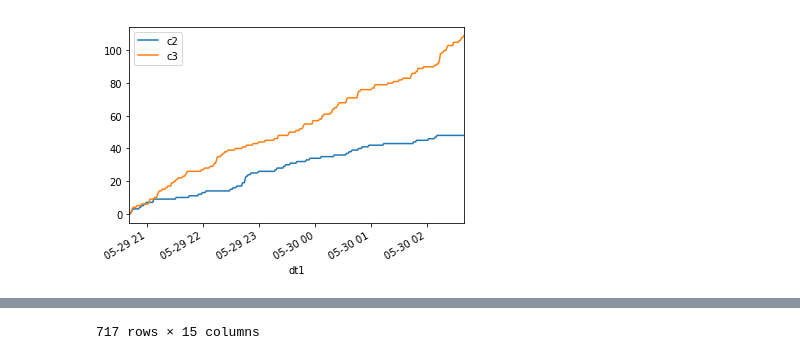
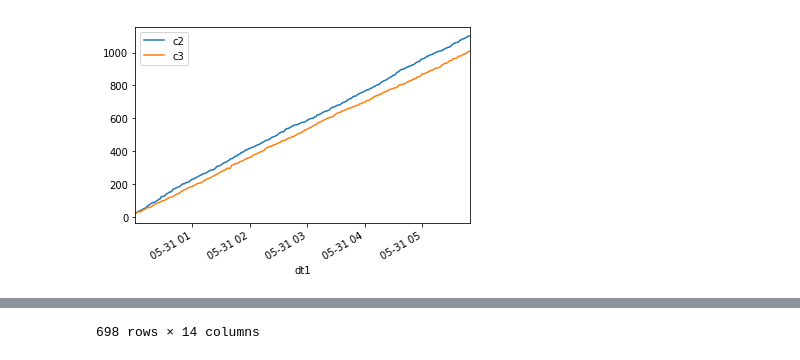
Before and after one commit to paulbalaji/drone-sim, a Jupyter notebook: codebase/analysis/analysis.ipynb, the cells around one changed output, grey strips where cells are left out. Saved outputs shown, nothing was run; the diff lists cells and outputs as text; code cells hidden in the pictures.

```diff
--- a/codebase/analysis/analysis.ipynb
+++ b/codebase/analysis/analysis.ipynb
@@ -3,23 +3,24 @@ import pandas as pd
 import matplotlib.pyplot as plt
 from dateutil.parser import *
 # %%
-inputfile = "29may_2138.txt"
-yaxis = 'fLaunch'
+inputfile = "31may_0049_test.txt"
+yaxis = 'profit'
 
 df = pd.read_table(inputfile, " ")
 
 df['dt1'] = df['dt1'] + " " + df['dt2'] + " " + df['dt3'] + " " + df['dt4']
-df = df.drop(['dt2', 'dt3', 'dt4'], axis=1)
+df = df.drop(['dt2', 'dt3', 'dt4', 'collisions', 'unknown'], axis=1)
 df['dt1'] = df['dt1'].apply(lambda x: pd.to_datetime(parse(x)))
-c3 = df[df['controller'].str.contains("C_3")]
-c2 = df[df['controller'].str.contains("C_2")]
+df['profit'] = ((df['revenue'] - df['costs'])/100) - df['penalties']
+c3 = df.loc[df['controller'] == 3]
+c2 = df.loc[df['controller'] == 2]
 
 ax = c2.plot(x='dt1', y=yaxis)
 c3.plot(x='dt1', y=yaxis, ax=ax)
 ax.legend(["c2", "c3"]);
 plt.show()
 
 df
 # %% [output]
-[figure, old version]
+[figure, new version]
 |  | dt1 | controller | drones | queue | deliveries | fullTrips | revenue | costs | penalties | fDel | ... |
@@ -42 +43 @@ df
-717 rows × 15 columns
+698 rows × 14 columns
```
Also changed, not shown: parts of 1 cell of this notebook, 4 other files.
